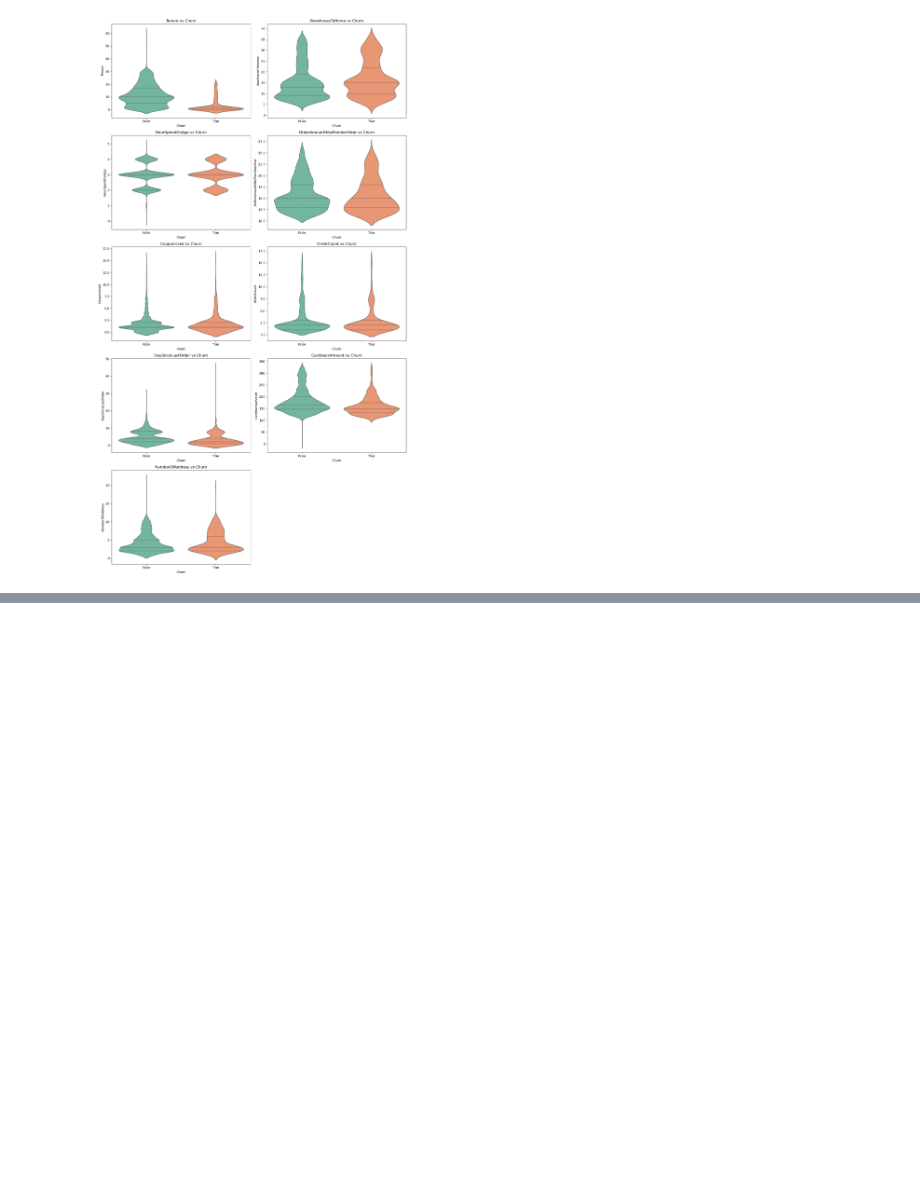
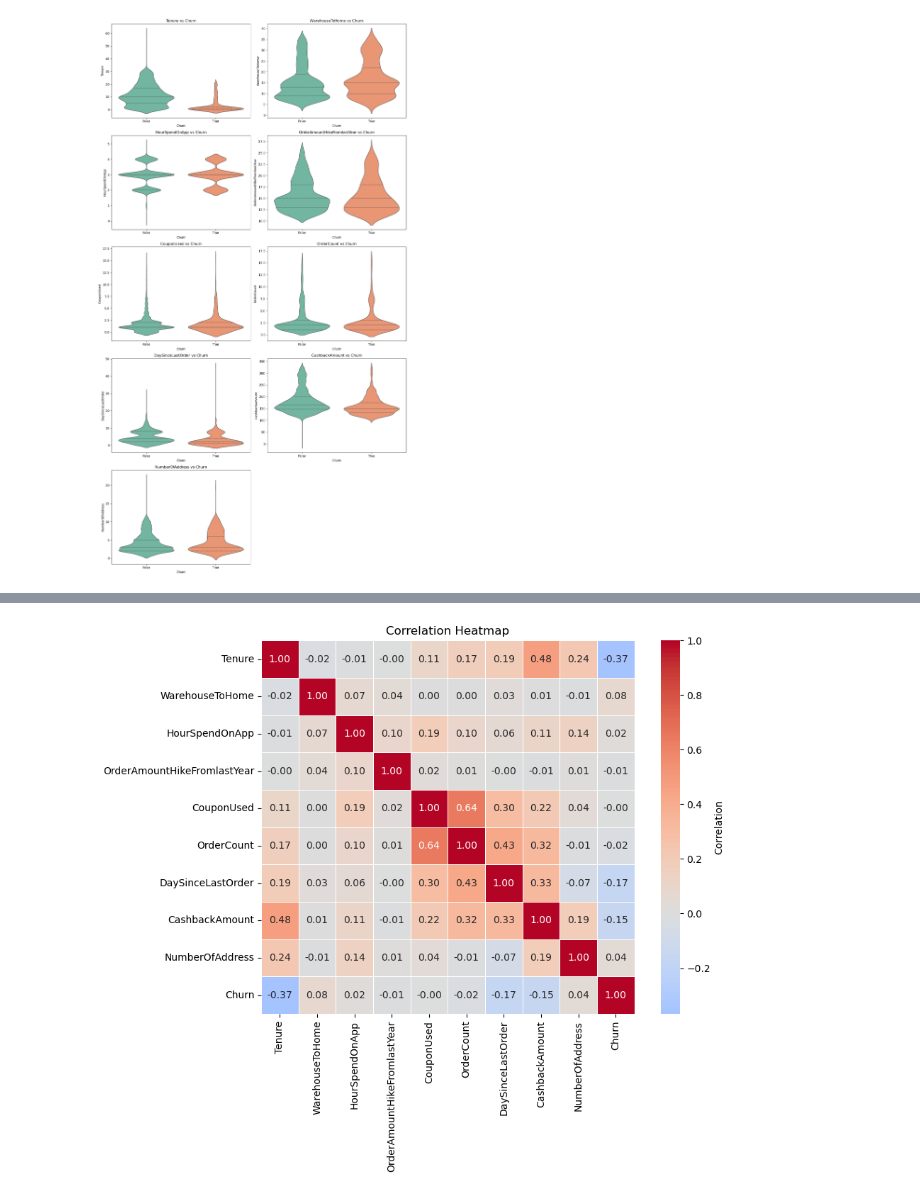
Before and after one commit to EkamjotSingh240/Customer-Churn-Prediction-System, a Jupyter notebook: src/02_eda.ipynb, the cells around one changed output, grey strips where cells are left out. Saved outputs shown, nothing was run; the diff lists cells and outputs as text; code cells hidden in the pictures; blank space fills up the shorter version.

```diff
--- a/src/02_eda.ipynb
+++ b/src/02_eda.ipynb
@@ -183,0 +249,19 @@ plt.show()
+# %%
+numeric_cols = ['Tenure', 'WarehouseToHome', 'HourSpendOnApp', 'OrderAmountHikeFromlastYear',
+                 'CouponUsed', 'OrderCount', 'DaySinceLastOrder', 'CashbackAmount',
+                 'NumberOfAddress', 'Churn']
+
+corr_df = df[numeric_cols].copy()
+corr_df["Churn"] = corr_df["Churn"].astype(int)
+
+corr_matrix = corr_df.corr()
+
+plt.figure(figsize = (10,8))
+
+sns.heatmap(corr_matrix, annot = True, fmt = ".2f", cmap = "coolwarm", center = 0, square = True, linewidths=0.5, cbar_kws={'label': 'Correlation'})
+plt.title("Correlation Heatmap")
+plt.tight_layout()
+# plt.savefig("../eda/correlation_heatmap.png", dpi = 300, bbox_inches = "tight", facecolor = "white")
+plt.show()
+# %% [output]
+[figure, added]
```
Also changed, not shown: parts of 15 cells of this notebook, 6 other files.
